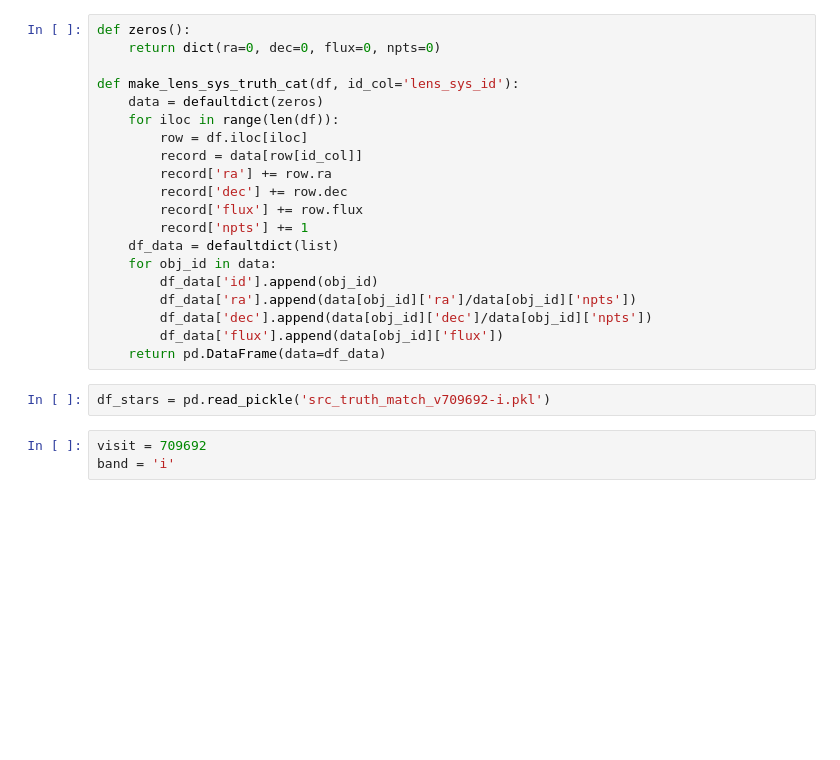
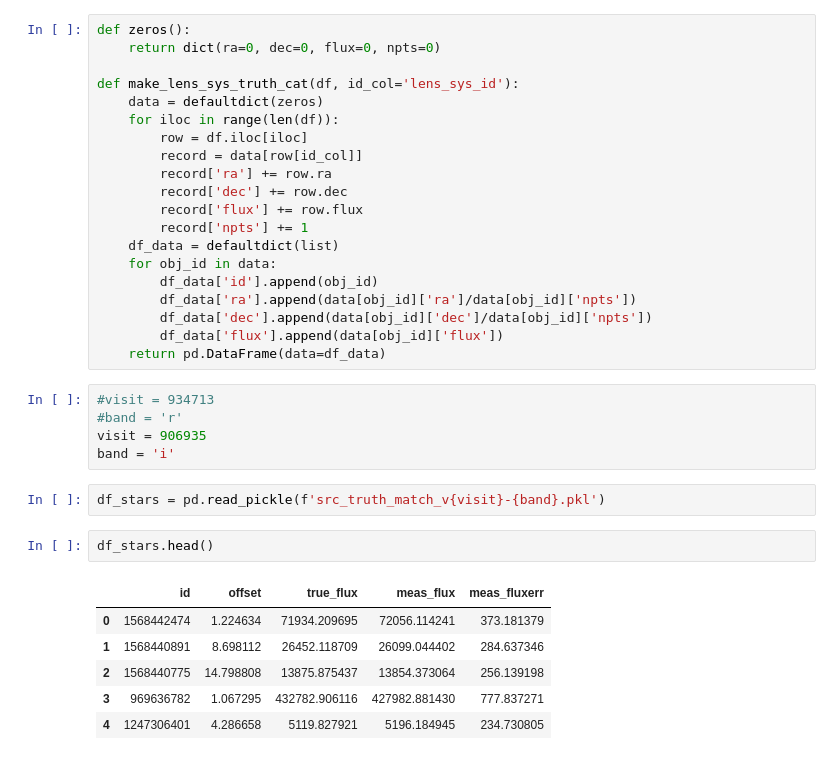
Before and after one commit to LSSTDESC/sims_GCRCatSimInterface, a Jupyter notebook: scripts/Run3.0i/Run3.0i_truth_vs_src_fluxes_by_component.ipynb, the cells around one changed output. Cells and saved outputs as stored; diff of their text form; blank space fills up the shorter version.

```diff
--- a/scripts/Run3.0i/Run3.0i_truth_vs_src_fluxes_by_component.ipynb
+++ b/scripts/Run3.0i/Run3.0i_truth_vs_src_fluxes_by_component.ipynb
@@ -93,8 +96,19 @@ def make_lens_sys_truth_cat(df, id_col='lens_sys_id'):
         df_data['dec'].append(data[obj_id]['dec']/data[obj_id]['npts'])
         df_data['flux'].append(data[obj_id]['flux'])
     return pd.DataFrame(data=df_data)
+# %%
+#visit = 934713
+#band = 'r'
+visit = 906935
+band = 'i'
 # %%
-df_stars = pd.read_pickle('src_truth_match_v709692-i.pkl')
+df_stars = pd.read_pickle(f'src_truth_match_v{visit}-{band}.pkl')
-# %%
-visit = 709692
-band = 'i'
+# %%
+df_stars.head()
+# %% [output]
+|  | id | offset | true_flux | meas_flux | meas_fluxerr |
+| 0 | 1568442474 | 1.224634 | 71934.209695 | 72056.114241 | 373.181379 |
+| 1 | 1568440891 | 8.698112 | 26452.118709 | 26099.044402 | 284.637346 |
+| 2 | 1568440775 | 14.798808 | 13875.875437 | 13854.373064 | 256.139198 |
+| 3 | 969636782 | 1.067295 | 432782.906116 | 427982.881430 | 777.837271 |
+| 4 | 1247306401 | 4.286658 | 5119.827921 | 5196.184945 | 234.730805 |
```
Also changed, not shown: parts of 8 cells of this notebook.
